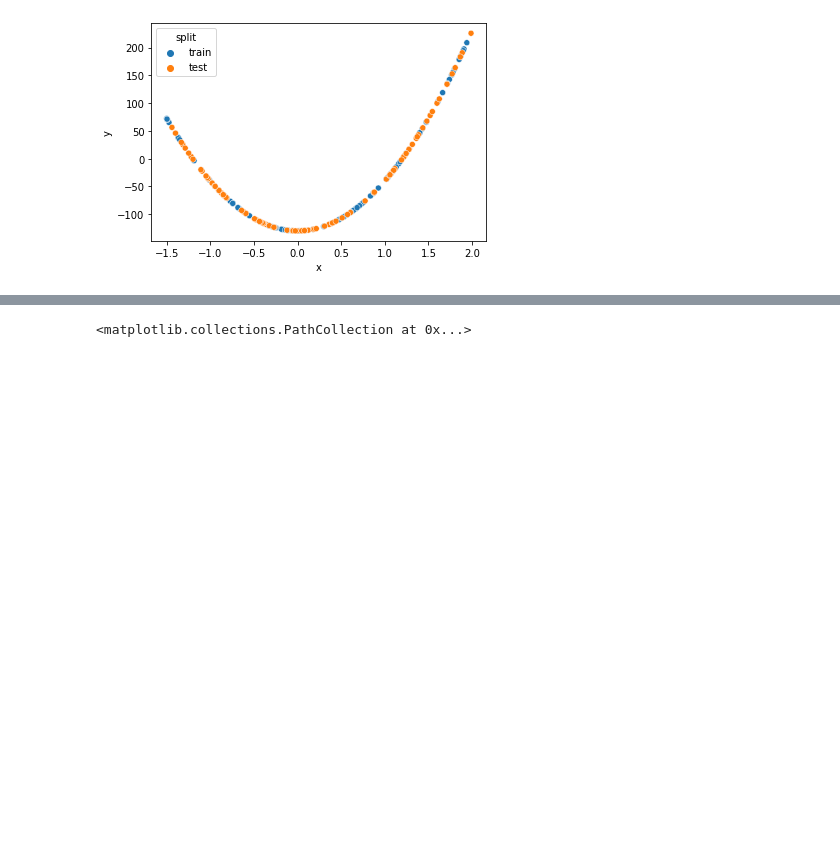
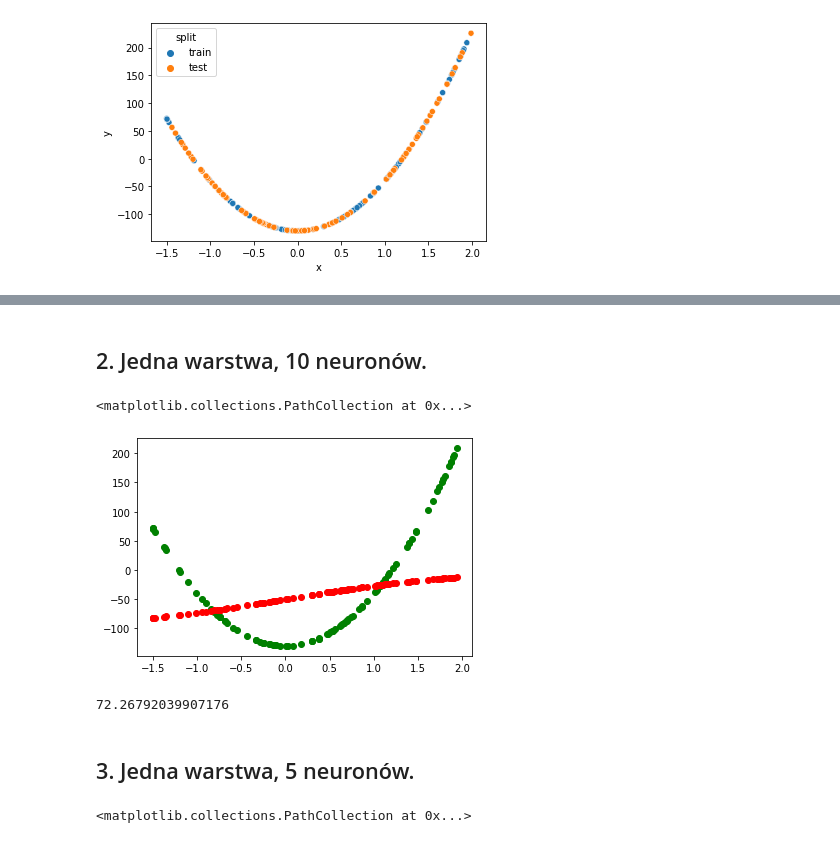
Before and after one commit to jakwisn/metody_inteligencji_obliczeniowej, a Jupyter notebook: zadania/MM_00_Lab_01.ipynb, the cells around one changed output, grey strips where cells are left out. Drawn from its saved outputs; the diff is of its cells as text; code cells hidden in the pictures; blank space fills up the shorter version.

```diff
--- a/zadania/MM_00_Lab_01.ipynb
+++ b/zadania/MM_00_Lab_01.ipynb
@@ -126,3 +176,33 @@ Użyję architektury z jedną warstwą oraz 10 neuronami, jendakże dla ułatwie
+# %% [markdown]
+## 2. Jedna warstwa, 10 neuronów.
+# %%
+mlp = MLP(
+            input_size=1,
+            neurons_in_layer=[10],
+            weights=np.concatenate( (
+            np.zeros(10), # bias
+            np.array([-1, -1, -1, -1, -1, -1, -1, -1, -1, -1]),
+            np.array([0, -200, -150, -100, 150, 0, -100, 0 ,50, 100, 150])))
+)
+
+train_df = df.query('split == "train"')
+x = train_df['x'].values
+x = np.expand_dims(x, 1)
+y_pred = mlp.forward(x)
+y_pred = np.squeeze(y_pred)
+y_pred.shape
+
+plt.scatter(train_df['x'], train_df['y'], color='green')
+plt.scatter(train_df['x'], y_pred, color='red')
+# %% [output]
+<matplotlib.collections.PathCollection at 0x...>
+[figure, added]
+# %%
+metrics.mean_absolute_error(train_df['y'], y_pred)
+# %% [output]
+72.26792039907176
+# %% [markdown]
+## 3. Jedna warstwa, 5 neuronów.
 # %%
 mlp = MLP(
             input_size=1,
```
Also changed, not shown: parts of 21 cells of this notebook.
